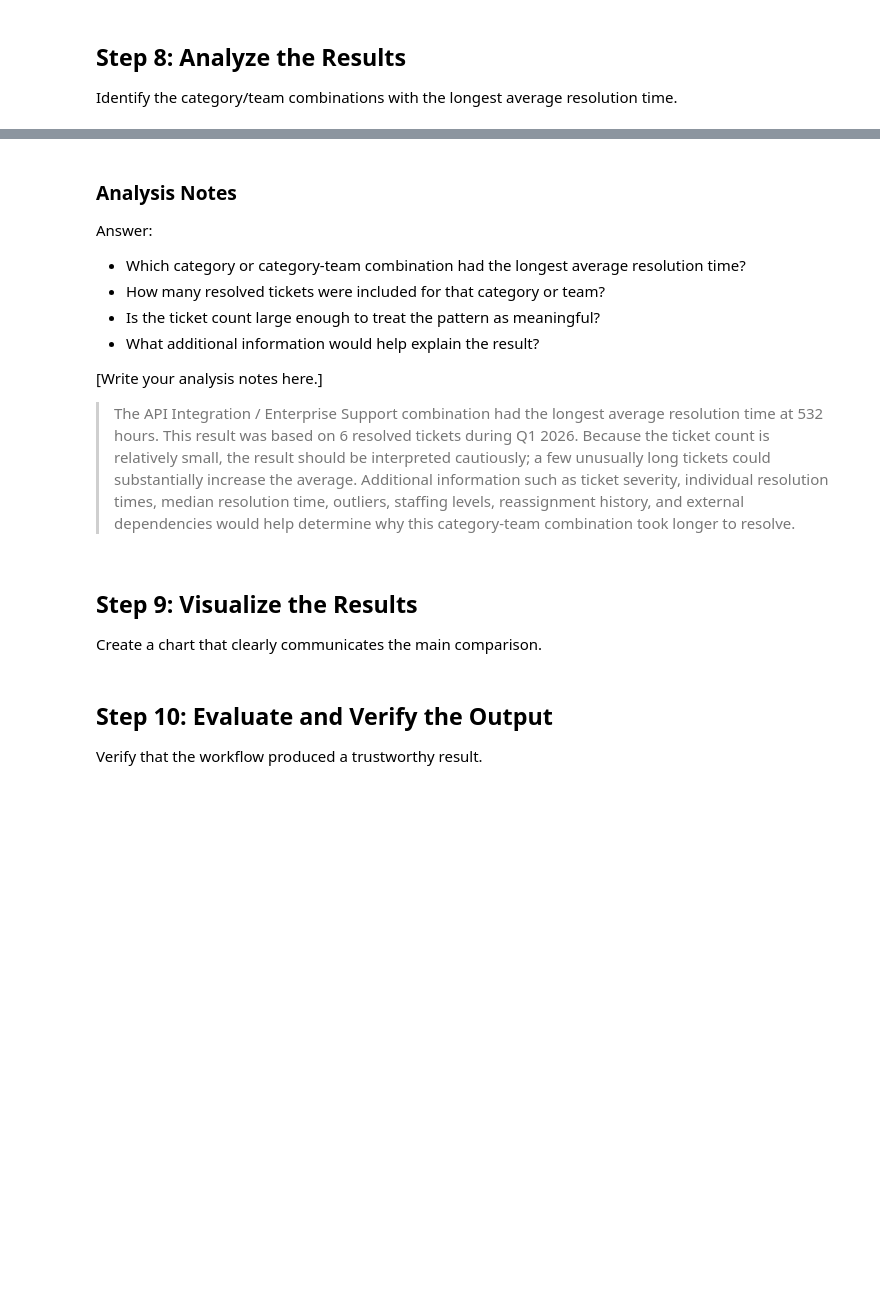
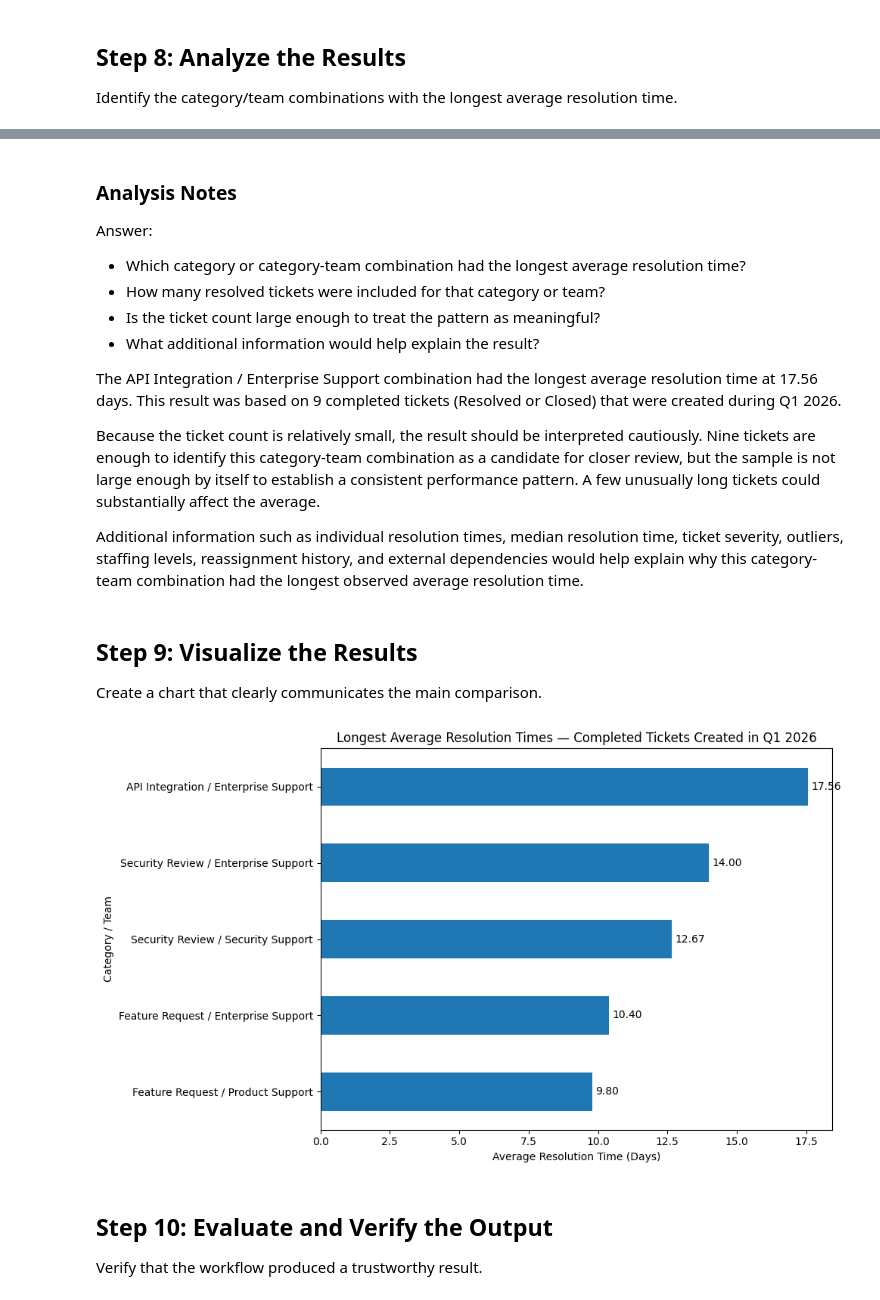
Before and after one commit to janbalangue/SQL-to-Python-Cloud-Notebook-Workflow, a Jupyter notebook: sql_modern_workflows_lab.ipynb, the cells around one changed output, grey strips where cells are left out. Saved outputs shown, nothing was run; the diff lists cells and outputs as text; code cells hidden in the pictures; blank space fills up the shorter version.

```diff
--- a/sql_modern_workflows_lab.ipynb
+++ b/sql_modern_workflows_lab.ipynb
@@ -177,28 +206,30 @@ Use this date range: `2026-01-01` through `2026-03-31`.
 # %%
 # Query
 
-query = """
+resolution_df = pd.read_sql_query("""
 SELECT
     c.category_name,
     tm.team_name,
+    COUNT(t.ticket_id) AS total_completed_tickets,
     ROUND(
         AVG(
-            (julianday(t.resolved_date) - julianday(t.created_date)) * 24
+            julianday(t.resolved_date) - julianday(t.created_date)
         ),
         2
-    ) AS avg_resolution_hours
+    ) AS avg_resolution_days
 FROM tickets AS t
 JOIN ticket_categories AS c
     ON t.category_id = c.category_id
 JOIN teams AS tm
     ON t.team_id = tm.team_id
-WHERE t.status = 'Resolved'
-  AND t.resolved_date >= '2026-01-01'
-  AND t.resolved_date < '2026-04-01'
+WHERE t.status IN ('Resolved', 'Closed')
+  AND t.created_date >= '2026-01-01'
+  AND t.created_date < '2026-04-01'
+  AND t.resolved_date IS NOT NULL
 GROUP BY
     c.category_name,
-    tm.team_name;
-"""
+    tm.team_name
+ORDER BY avg_resolution_days DESC;
+""", conn)
 
-resolution_df = pd.read_sql_query(query, conn)
 display(resolution_df)
@@ -234,8 +345,11 @@ Answer:
 - Is the ticket count large enough to treat the pattern as meaningful?
 - What additional information would help explain the result?
 
-[Write your analysis notes here.]
-> The API Integration / Enterprise Support combination had the longest average resolution time at 532 hours. This result was based on 6 resolved tickets during Q1 2026. Because the ticket count is relatively small, the result should be interpreted cautiously; a few unusually long tickets could substantially increase the average. Additional information such as ticket severity, individual resolution times, median resolution time, outliers, staffing levels, reassignment history, and external dependencies would help determine why this category-team combination took longer to resolve.
+The API Integration / Enterprise Support combination had the longest average resolution time at 17.56 days. This result was based on 9 completed tickets (Resolved or Closed) that were created during Q1 2026.
+
+Because the ticket count is relatively small, the result should be interpreted cautiously. Nine tickets are enough to identify this category-team combination as a candidate for closer review, but the sample is not large enough by itself to establish a consistent performance pattern. A few unusually long tickets could substantially affect the average.
+
+Additional information such as individual resolution times, median resolution time, ticket severity, outliers, staffing levels, reassignment history, and external dependencies would help explain why this category-team combination had the longest observed average resolution time.
 # %% [markdown]
 ## Step 9: Visualize the Results
 
@@ -243,42 +357,42 @@ Create a chart that clearly communicates the main comparison.
 # %%
 # Chart
 
 import matplotlib.pyplot as plt
 
-# Create labels for each category/team combination
 chart_df = resolution_df.copy()
 
 chart_df["category_team"] = (
     chart_df["category_name"] + " / " + chart_df["team_name"]
 )
 
-# Select the five longest average resolution times
 top_5 = (
     chart_df
-    .sort_values("avg_resolution_hours", ascending=False)
+    .sort_values("avg_resolution_days", ascending=False)
     .head(5)
-    .sort_values("avg_resolution_hours")
+    .sort_values("avg_resolution_days")
 )
 
-# Create the chart
 ax = top_5.plot(
     kind="barh",
     x="category_team",
-    y="avg_resolution_hours",
+    y="avg_resolution_days",
     legend=False,
     figsize=(10, 6)
 )
 
-ax.set_title("Longest Average Support Ticket Resolution Times — Q1 2026")
-ax.set_xlabel("Average Resolution Time (Hours)")
+ax.set_title(
+    "Longest Average Resolution Times — Completed Tickets Created in Q1 2026"
+)
+ax.set_xlabel("Average Resolution Time (Days)")
 ax.set_ylabel("Category / Team")
 
-# Add value labels
 for container in ax.containers:
     ax.bar_label(container, fmt="%.2f", padding=3)
 
 plt.tight_layout()
 plt.show()
+# %% [output]
+[figure, added]
 # %% [markdown]
 ## Step 10: Evaluate and Verify the Output
 
```
Also changed, not shown: parts of 14 cells of this notebook.
